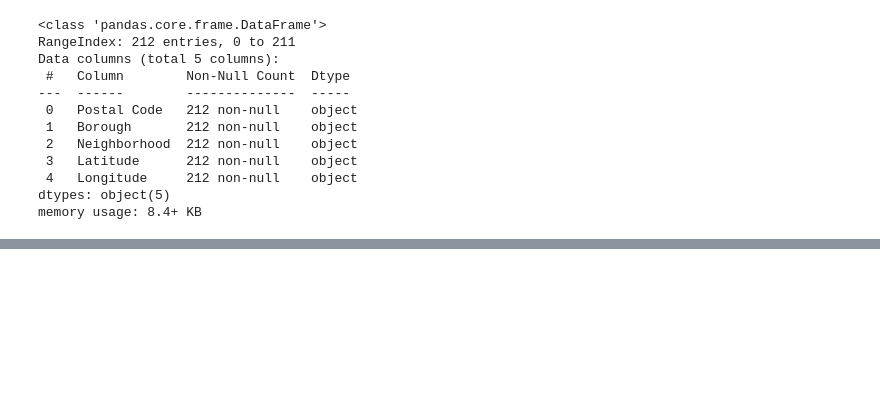
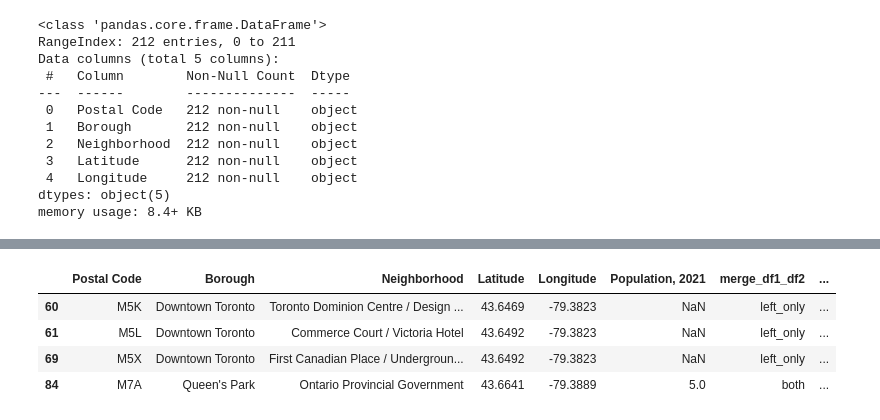
Before and after one commit to Dhruvi267/Market_segment, a Jupyter notebook: market-segmentationV2.ipynb, the cells around one changed output, grey strips where cells are left out. Cells and saved outputs as stored; diff of their text form; code cells hidden in the pictures; blank space fills up the shorter version.

```diff
--- a/market-segmentationV2.ipynb
+++ b/market-segmentationV2.ipynb
@@ -218,0 +273,33 @@ memory usage: 8.4+ KB
+# %%
+# Path to the CSV file
+path_income = 'extracted_files/income_data_2016.csv'
+
+# Value to match
+find_in_rows = 'Median total income of households in 2015 ($)'
+
+# Read the CSV file
+dfi = pd.read_csv(path_income)
+
+# Filter rows where the value in a specific column matches the given value
+income_df = dfi[dfi['DIM: Profile of Forward Sortation Areas (2247)'] == find_in_rows]
+
+# Select only the desired columns
+income_df = income_df[['GEO_NAME', 'Dim: Sex (3): Member ID: [1]: Total - Sex']].reset_index(drop=True)
+
+# Rename the columns
+income_df = income_df.rename(columns={
+    'GEO_NAME': 'Postal Code',
+    'Dim: Sex (3): Member ID: [1]: Total - Sex': 'Average Income'
+})
+
+# Convert 'Average Income' to numeric, coercing errors to NaN
+income_df['Average Income'] = pd.to_numeric(income_df['Average Income'], errors='coerce')
+
+# Drop rows with NaN values in 'Average Income'
+income_df = income_df.dropna(subset=['Average Income']).reset_index(drop=True)
+
+# Convert 'Average Income' to int
+income_df['Average Income'] = income_df['Average Income'].astype(int)
+
+# Display the result
+income_df.info()
@@ -218,0 +316,17 @@ memory usage: 8.4+ KB
+# %%
+# Merge toronto_df and population_df
+toronto_population = toronto_df.merge(population_df, on='Postal Code', how='outer', indicator='merge_df1_df2')
+
+# Merge the result with income_df
+toronto_population_income = toronto_population.merge(income_df, on='Postal Code', how='outer', indicator='merge_all', suffixes=('_df1_df2', '_df3'))
+
+# Find rows that are missing in either of the DataFrames
+missing_rows = toronto_population_income[(toronto_population_income['merge_df1_df2'] != 'both') | (toronto_population_income['merge_all'] != 'both')]
+
+missing_rows
+# %% [output]
+|  | Postal Code | Borough | Neighborhood | Latitude | Longitude | Population, 2021 | merge_df1_df2 | ... |
+| 60 | M5K | Downtown Toronto | Toronto Dominion Centre / Design ... | 43.6469 | -79.3823 | NaN | left_only | ... |
+| 61 | M5L | Downtown Toronto | Commerce Court / Victoria Hotel | 43.6492 | -79.3823 | NaN | left_only | ... |
+| 69 | M5X | Downtown Toronto | First Canadian Place / Undergroun... | 43.6492 | -79.3823 | NaN | left_only | ... |
+| 84 | M7A | Queen's Park | Ontario Provincial Government | 43.6641 | -79.3889 | 5.0 | both | ... |
```
Also changed, not shown: parts of 16 cells of this notebook, 3 other files.
